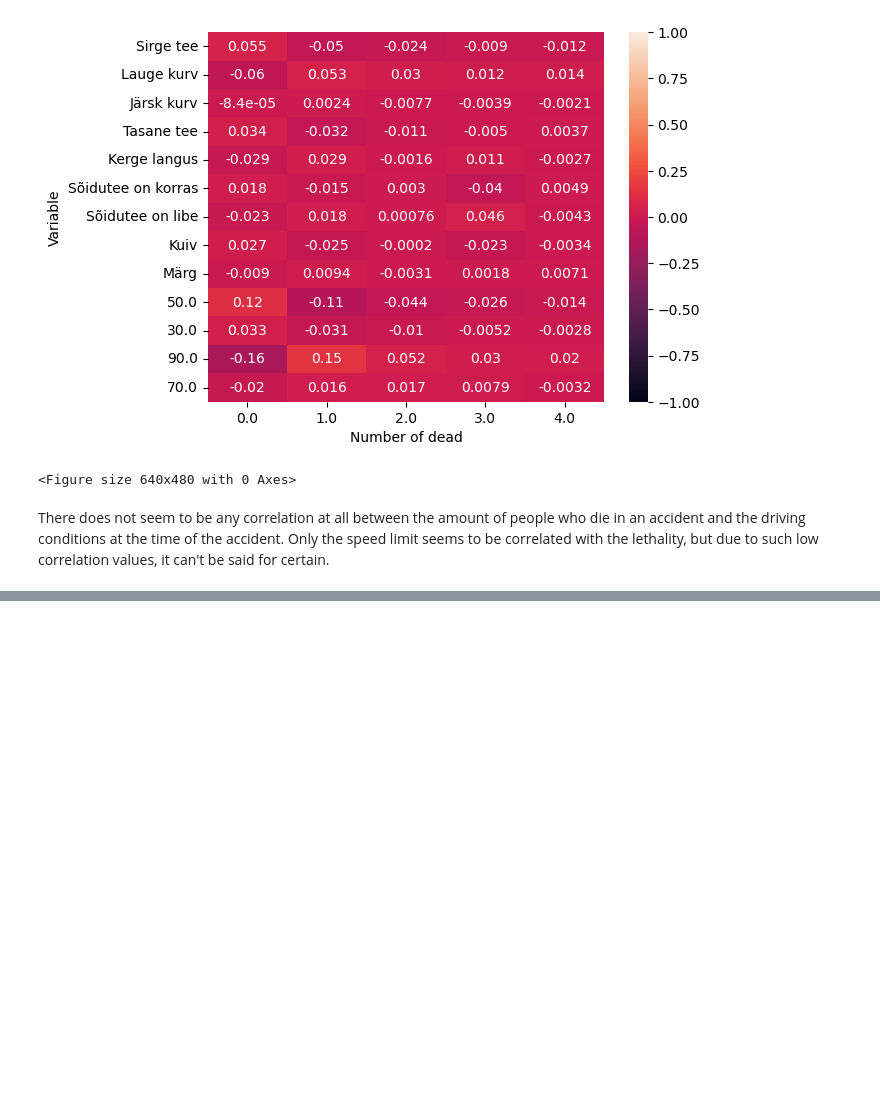
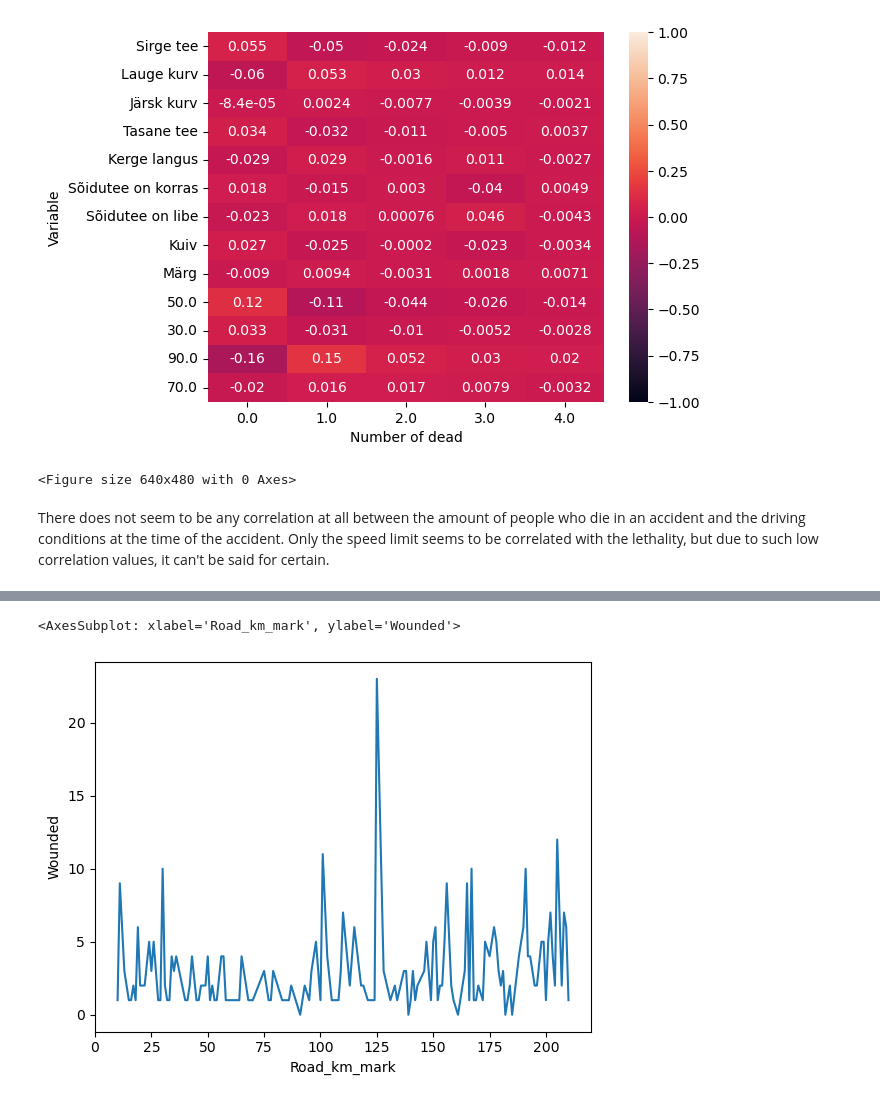
Before and after one commit to gCoreByte/car-accidents-in-estonia, a Jupyter notebook: data_preparation/data_correlation.ipynb, the cells around one changed output, grey strips where cells are left out. Drawn from its saved outputs; the diff is of its cells as text; code cells hidden in the pictures; blank space fills up the shorter version.

```diff
--- a/data_preparation/correlation.ipynb
+++ b/data_preparation/data_correlation.ipynb
@@ -196,0 +180,35 @@ There does not seem to be any correlation at all between the amount of people wh
+# %%
+data = pd.DataFrame(pd.read_csv('file.csv', sep=";"))
+
+data.rename(columns={
+    'Tee nr (PPA)' : 'Road_nr',
+    'Tee km (PPA)' : 'Road_km_mark',
+    'Hukkunuid' : 'Dead',
+    'Vigastatuid' : 'Wounded',
+    'Lubatud sõidukiirus (PPA)' : 'Speed_limit'
+}, inplace=True)
+
+keepers = ['Road_nr', 'Road_km_mark', 'Dead', 'Wounded', 'Speed_limit']
+
+for c in data.columns:
+    if c not in keepers:
+        data.drop(columns=[c], inplace=True)
+
+data['Speed_limit'][data['Speed_limit'] == 901] = 90
+
+data.dropna(inplace=True)
+
+data = data[data['Road_km_mark'].str.contains(',') == False]
+
+data['Road_nr'] = data['Road_nr'].astype('int64')
+data['Road_km_mark'] = data['Road_km_mark'].astype('int64')
+data['Dead'] = data['Dead'].astype('int64')
+data['Wounded'] = data['Wounded'].astype('int64')
+data['Speed_limit'] = data['Speed_limit'].astype('int64')
+
+
+#Take roads that have atleast 50 accidents
+counts = data['Road_nr'].value_counts()
+data = data[~data['Road_nr'].isin(counts[counts < 50].index)]
+
+data.reset_index()
@@ -196,0 +304,5 @@ There does not seem to be any correlation at all between the amount of people wh
+# %%
+se.lineplot(b[0], b[1])
+# %% [output]
+<AxesSubplot: xlabel='Road_km_mark', ylabel='Wounded'>
+[figure, added]
```
Also changed, not shown: parts of 8 cells of this notebook, 1 other file.
